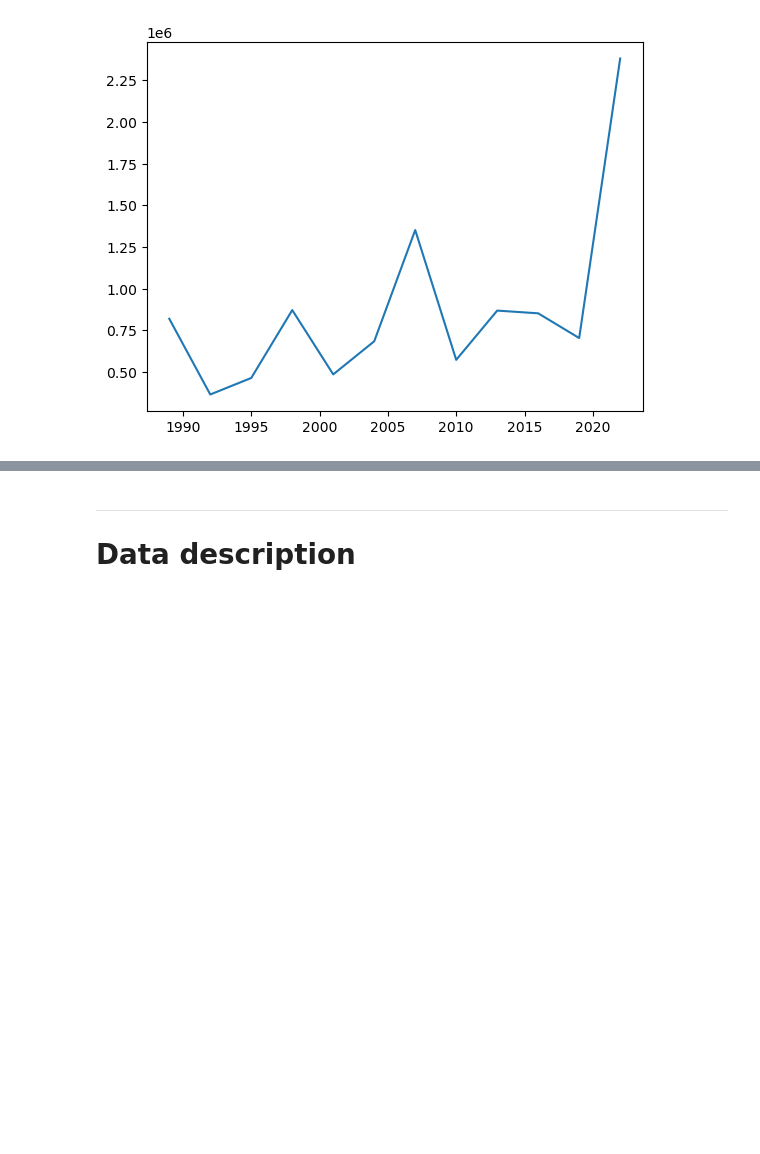
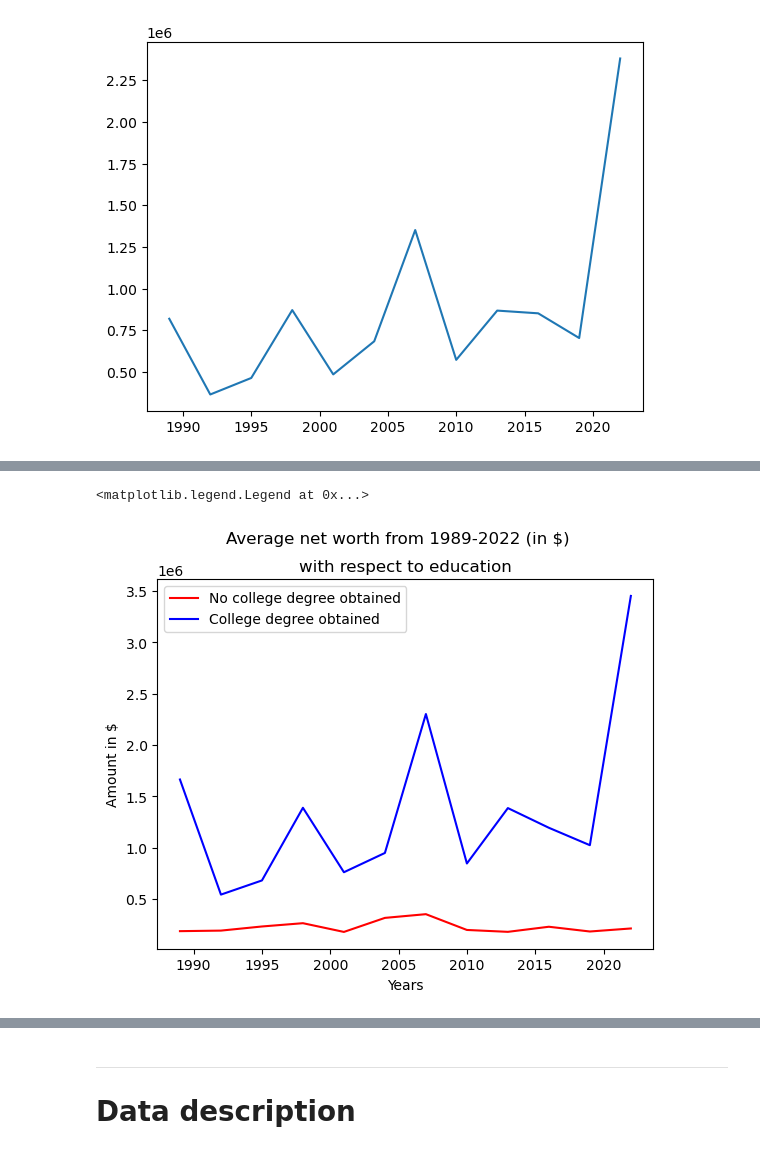
Before and after one commit to kai-thomas15/TECH2-H25-assignment2, a Jupyter notebook: assignment2.ipynb, the cells around one changed output, grey strips where cells are left out. Drawn from its saved outputs; the diff is of its cells as text; code cells hidden in the pictures; blank space fills up the shorter version.

```diff
--- a/assignment2.ipynb
+++ b/assignment2.ipynb
@@ -256,0 +267,22 @@ KeyError: "None of [Index([1989, 1992, 1995, 1998, 2001, 2004, 2007, 2010, 2013,
+# %%
+# 4.2
+
+values1 = df[df['educ'] < 3].groupby(['year'])['networth'].mean().reset_index().astype(int)
+values2 = df[df['educ'] > 2].groupby(['year'])['networth'].mean().reset_index().astype(int)
+
+# creating figure and axes in order to plot two lines
+fig, ax= plt.subplots()
+
+
+ax.plot(values1['year'], values1['networth'], color='red')
+ax.plot(values2['year'], values2['networth'], color='blue')
+
+# Add labels and titles
+fig.suptitle('Average net worth from 1989-2022 (in $)')
+ax.set_title('with respect to education')
+ax.set_xlabel('Years')
+ax.set_ylabel('$ amount in ')
+_ = ax.legend(['No college degree obtained','College degree obtained'])
+# %% [output]
+<matplotlib.legend.Legend at 0x...>
+[figure, added]
```
Also changed, not shown: parts of 4 cells of this notebook.
